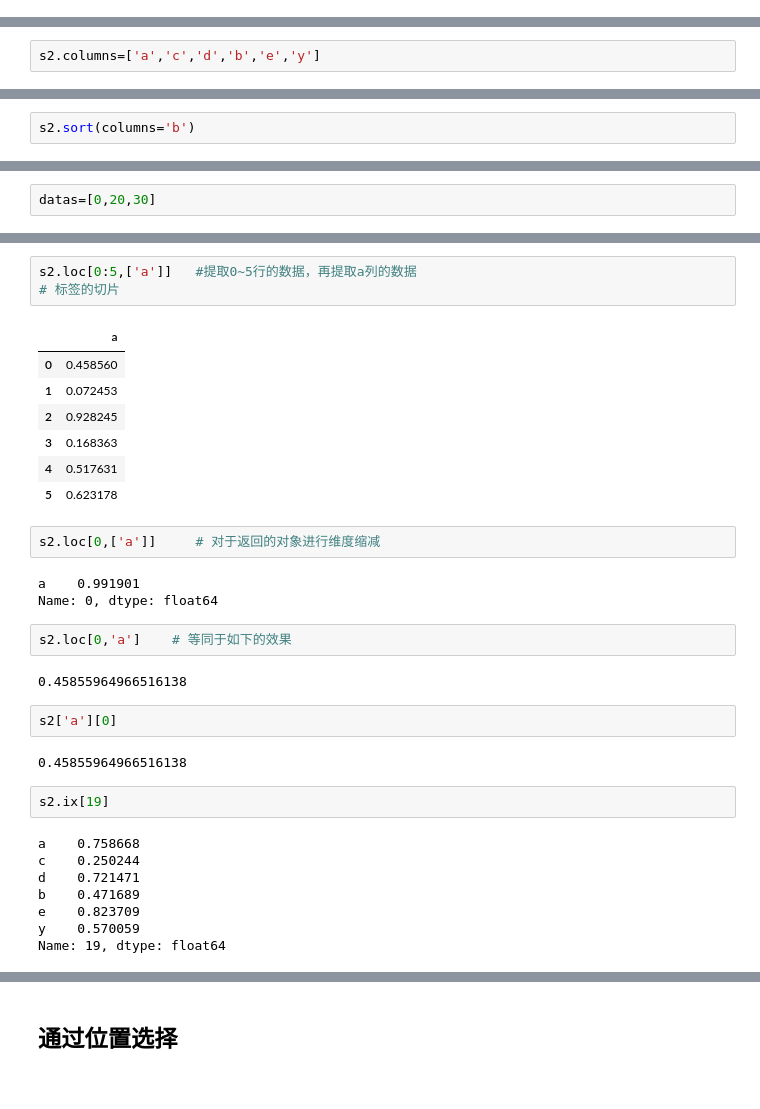
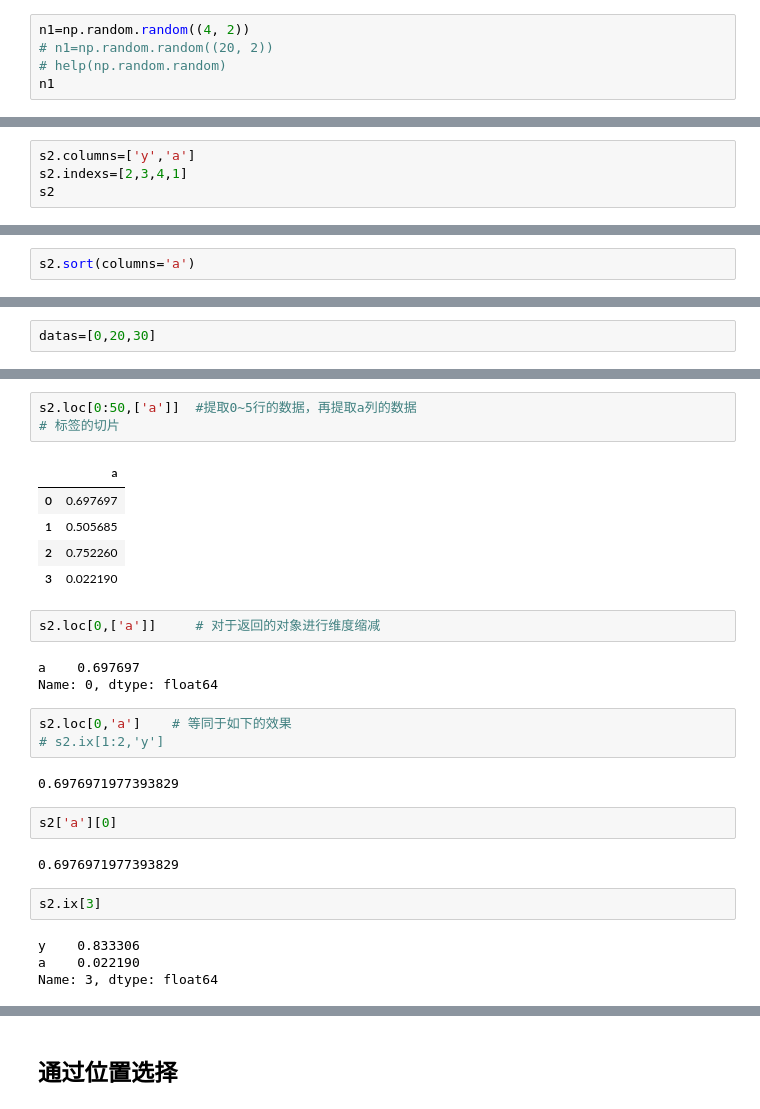
Before and after one commit to Wasim37/machine_learning_code, a Jupyter notebook: 01 pandas_matplotlib/notebook/pandas_02.ipynb, the cells around one changed output, grey strips where cells are left out. Cells and saved outputs as stored; diff of their text form.

```diff
--- a/01 pandas_matplotlib/notebook/pandas_02.ipynb
+++ b/01 pandas_matplotlib/notebook/pandas_02.ipynb
@@ -242,0 +226,5 @@ array([[ 0.13999377,  0.00221409],
+# %%
+n1=np.random.random((4, 2))
+# n1=np.random.random((20, 2))
+# help(np.random.random)
+n1
@@ -317,4 +301,2 @@ s2.T.describe()
 # %% [markdown]
 ### 按轴排序
-# %%
-s2.columns=['a','c','d','b','e','y']
@@ -340,0 +303,4 @@ s2
+# %%
+s2.columns=['y','a']
+s2.indexs=[2,3,4,1]
+s2
@@ -363,5 +323,5 @@ s2.sort_index(axis=1,ascending=False)
 # %% [markdown]
 ## 按值排序
 # %%
-s2.sort(columns='b')
+s2.sort(columns='a')
 # %% [output]
@@ -409,35 +345,30 @@ s2
 # %%
-s2.loc[0:5,['a']]   #提取0~5行的数据，再提取a列的数据
+s2.loc[0:50,['a']]  #提取0~5行的数据，再提取a列的数据
 # 标签的切片
 # %% [output]
 |  | a |
-| 0 | 0.458560 |
-| 1 | 0.072453 |
-| 2 | 0.928245 |
-| 3 | 0.168363 |
-| 4 | 0.517631 |
-| 5 | 0.623178 |
+| 0 | 0.697697 |
+| 1 | 0.505685 |
+| 2 | 0.752260 |
+| 3 | 0.022190 |
 # %%
 s2.loc[0,['a']]     # 对于返回的对象进行维度缩减
 # %% [output]
-a    0.991901
+a    0.697697
 Name: 0, dtype: float64
 # %%
 s2.loc[0,'a']    # 等同于如下的效果
+# s2.ix[1:2,'y']
 # %% [output]
-0.45855964966516138
+0.6976971977393829
 # %%
 s2['a'][0]
 # %% [output]
-0.45855964966516138
+0.6976971977393829
 # %%
-s2.ix[19]
+s2.ix[3]
 # %% [output]
-a    0.758668
-c    0.250244
-d    0.721471
-b    0.471689
-e    0.823709
-y    0.570059
-Name: 19, dtype: float64
+y    0.833306
+a    0.022190
+Name: 3, dtype: float64
 # %%
```
Also changed, not shown: parts of 59 cells of this notebook, 1 other file.
